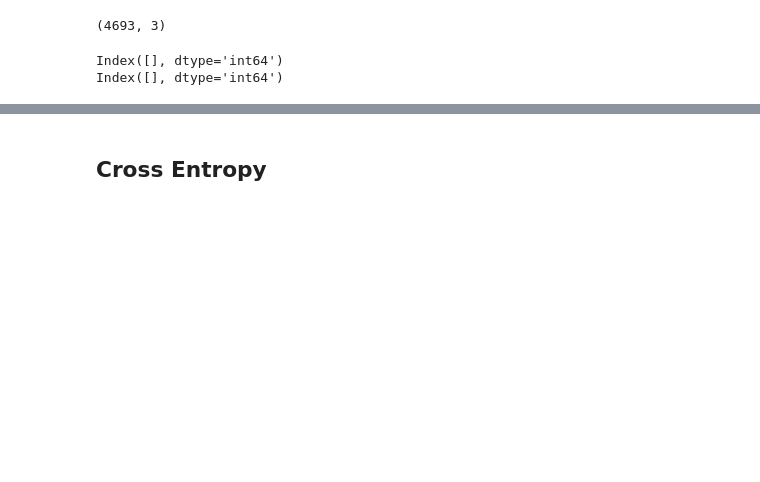
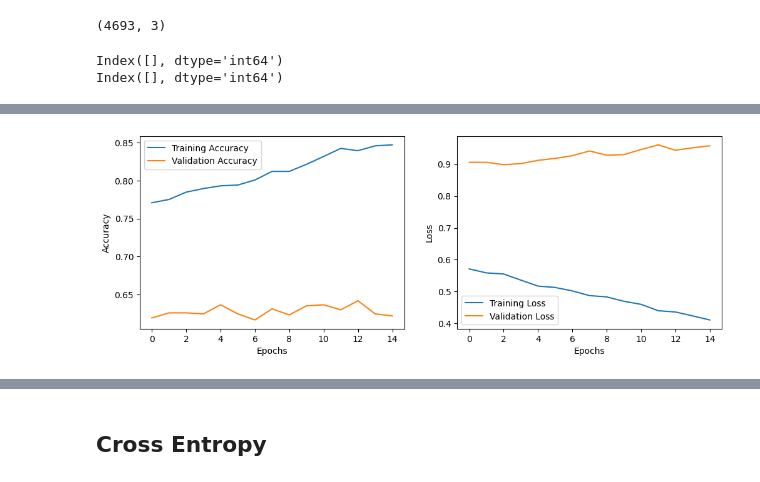
Before and after one commit to kumarrohit26/ai-mesh-generation, a Jupyter notebook: notebooks/upgraded-model.ipynb, the cells around one changed output, grey strips where cells are left out. Cells and saved outputs as stored; diff of their text form; code cells hidden in the pictures; blank space fills up the shorter version.

```diff
--- a/notebooks/upgraded-model.ipynb
+++ b/notebooks/upgraded-model.ipynb
@@ -92,3 +82,6 @@ data = data[data.apply(remove_white_images, axis=1)]
 data.shape
 # %% [output]
 (4693, 11)
+# %%
+data = data[data['density_category'].isin([0,2])]
+data['density_category'] = np.where(data['density_category'] == 2, 1, 0)
@@ -210,0 +280,4 @@ ________________________________________________________________________________
+# %%
+showDetails(history)
+# %% [output]
+[figure, added]
```
Also changed, not shown: parts of 35 cells of this notebook, 2 other files.
